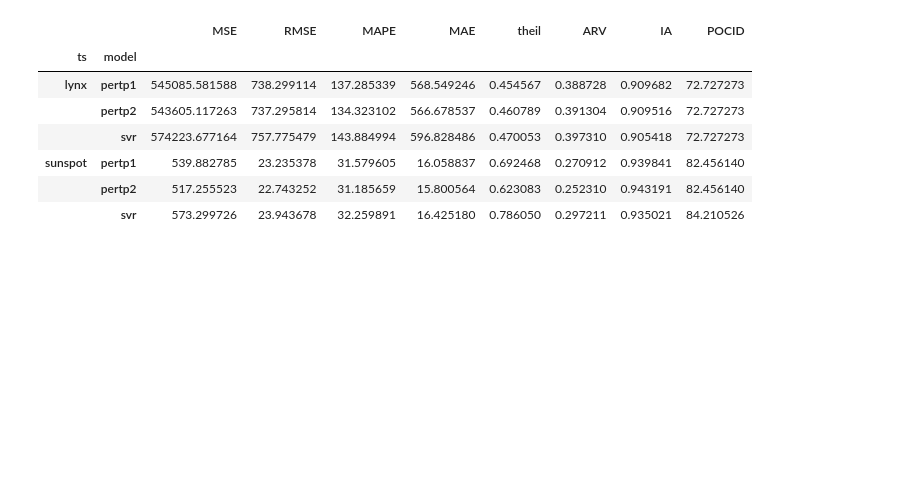
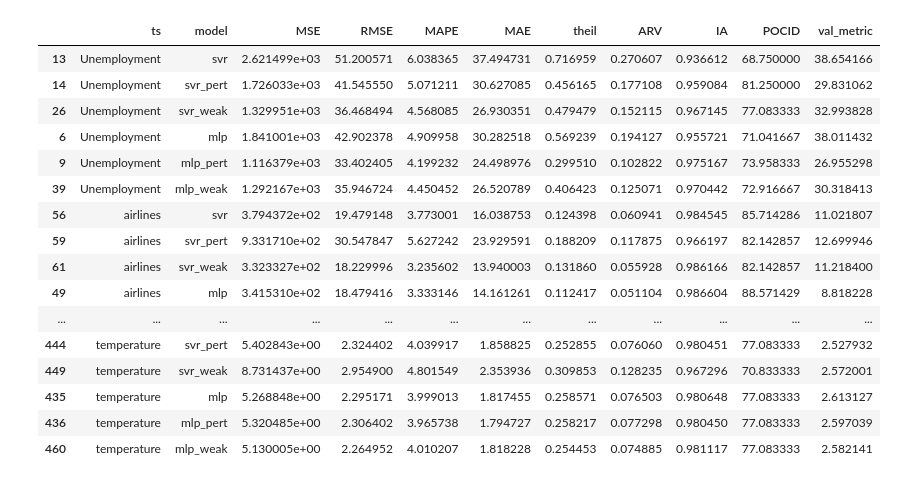
Before and after one commit to domingos108/experiments, a Jupyter notebook: notebook/calculate_metrics.ipynb, the cells around one changed output. Saved outputs shown, nothing was run; the diff lists cells and outputs as text; code cells hidden in the pictures; blank space fills up the shorter version.

```diff
--- a/notebook/calculate_metrics.ipynb
+++ b/notebook/calculate_metrics.ipynb
@@ -12,14 +217,23 @@ df_mean_metrics, df_all_metrics, df_prevs = metrics.open_fold_result(experiment_
-# %%
-df_mean_metrics
-# %% [output]
-|  |  | MSE | RMSE | MAPE | MAE | theil | ARV | IA | POCID |
-| ts | model |  |  |  |  |  |  |  |  |
-| lynx | pertp1 | 545085.581588 | 738.299114 | 137.285339 | 568.549246 | 0.454567 | 0.388728 | 0.909682 | 72.727273 |
-|  | pertp2 | 543605.117263 | 737.295814 | 134.323102 | 566.678537 | 0.460789 | 0.391304 | 0.909516 | 72.727273 |
-|  | svr | 574223.677164 | 757.775479 | 143.884994 | 596.828486 | 0.470053 | 0.397310 | 0.905418 | 72.727273 |
-| sunspot | pertp1 | 539.882785 | 23.235378 | 31.579605 | 16.058837 | 0.692468 | 0.270912 | 0.939841 | 82.456140 |
-|  | pertp2 | 517.255523 | 22.743252 | 31.185659 | 15.800564 | 0.623083 | 0.252310 | 0.943191 | 82.456140 |
-|  | svr | 573.299726 | 23.943678 | 32.259891 | 16.425180 | 0.786050 | 0.297211 | 0.935021 | 84.210526 |
+# %%
+pd.DataFrame(df_selected)#.to_csv('test.csv')
+# %% [output]
+|  | ts | model | MSE | RMSE | MAPE | MAE | theil | ARV | IA | POCID | val_metric |
+| 13 | Unemployment | svr | 2.621499e+03 | 51.200571 | 6.038365 | 37.494731 | 0.716959 | 0.270607 | 0.936612 | 68.750000 | 38.654166 |
+| 14 | Unemployment | svr_pert | 1.726033e+03 | 41.545550 | 5.071211 | 30.627085 | 0.456165 | 0.177108 | 0.959084 | 81.250000 | 29.831062 |
+| 26 | Unemployment | svr_weak | 1.329951e+03 | 36.468494 | 4.568085 | 26.930351 | 0.479479 | 0.152115 | 0.967145 | 77.083333 | 32.993828 |
+| 6 | Unemployment | mlp | 1.841001e+03 | 42.902378 | 4.909958 | 30.282518 | 0.569239 | 0.194127 | 0.955721 | 71.041667 | 38.011432 |
+| 9 | Unemployment | mlp_pert | 1.116379e+03 | 33.402405 | 4.199232 | 24.498976 | 0.299510 | 0.102822 | 0.975167 | 73.958333 | 26.955298 |
+| 39 | Unemployment | mlp_weak | 1.292167e+03 | 35.946724 | 4.450452 | 26.520789 | 0.406423 | 0.125071 | 0.970442 | 72.916667 | 30.318413 |
+| 56 | airlines | svr | 3.794372e+02 | 19.479148 | 3.773001 | 16.038753 | 0.124398 | 0.060941 | 0.984545 | 85.714286 | 11.021807 |
+| 59 | airlines | svr_pert | 9.331710e+02 | 30.547847 | 5.627242 | 23.929591 | 0.188209 | 0.117875 | 0.966197 | 82.142857 | 12.699946 |
+| 61 | airlines | svr_weak | 3.323327e+02 | 18.229996 | 3.235602 | 13.940003 | 0.131860 | 0.055928 | 0.986166 | 82.142857 | 11.218400 |
+| 49 | airlines | mlp | 3.415310e+02 | 18.479416 | 3.333146 | 14.161261 | 0.112417 | 0.051104 | 0.986604 | 88.571429 | 8.818228 |
+| ... | ... | ... | ... | ... | ... | ... | ... | ... | ... | ... | ... |
+| 444 | temperature | svr_pert | 5.402843e+00 | 2.324402 | 4.039917 | 1.858825 | 0.252855 | 0.076060 | 0.980451 | 77.083333 | 2.527932 |
+| 449 | temperature | svr_weak | 8.731437e+00 | 2.954900 | 4.801549 | 2.353936 | 0.309853 | 0.128235 | 0.967296 | 70.833333 | 2.572001 |
+| 435 | temperature | mlp | 5.268848e+00 | 2.295171 | 3.999013 | 1.817455 | 0.258571 | 0.076503 | 0.980648 | 77.083333 | 2.613127 |
+| 436 | temperature | mlp_pert | 5.320485e+00 | 2.306402 | 3.965738 | 1.794727 | 0.258217 | 0.077298 | 0.980450 | 77.083333 | 2.597039 |
+| 460 | temperature | mlp_weak | 5.130005e+00 | 2.264952 | 4.010207 | 1.818228 | 0.254453 | 0.074885 | 0.981117 | 77.083333 | 2.582141 |
 # %%
 for key, dfp in df_prevs.groupby('ts'):
     print(key)
```
Also changed, not shown: parts of 5 cells of this notebook, 37 other files.
